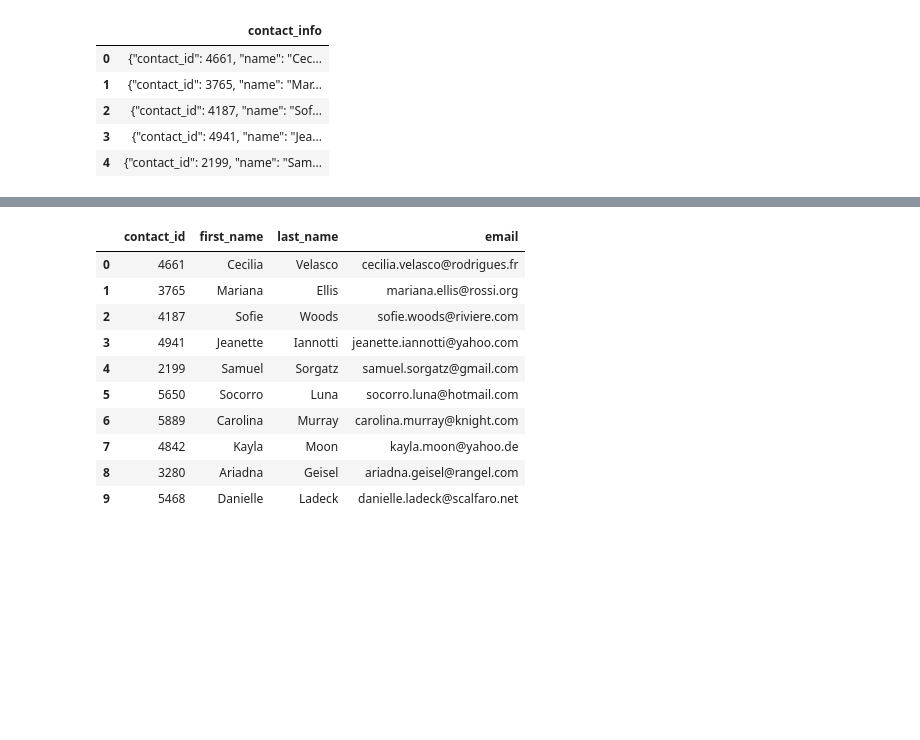
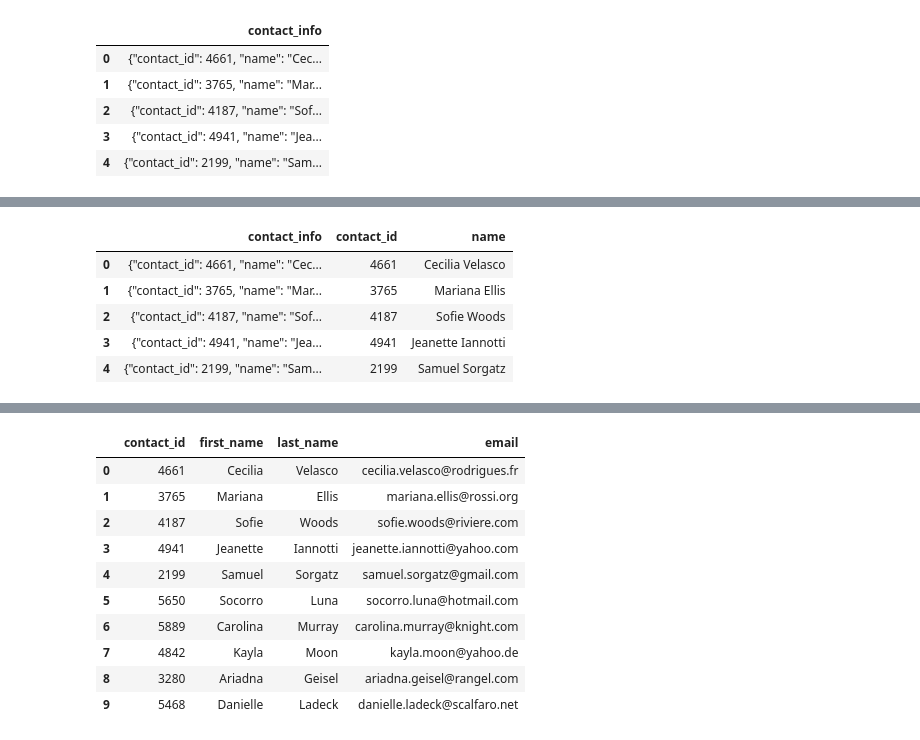
Before and after one commit to Sharkb8t/Crowdfunding_ETL, a Jupyter notebook: ETL_Mini_Project_DSchmidt_JThomas_MTembo.ipynb, the cells around one changed output, grey strips where cells are left out. Cells and saved outputs as stored; diff of their text form; code cells hidden in the pictures; blank space fills up the shorter version.

```diff
--- a/ETL_Mini_Project_DSchmidt_JThomas_MTembo.ipynb
+++ b/ETL_Mini_Project_DSchmidt_JThomas_MTembo.ipynb
@@ -437,0 +457,22 @@ contact_info_df_copy.head()
+# %%
+import re
+
+# Initialize a list to hold the extracted data
+extracted_data = []
+
+# Iterate through the DataFrame and extract the contact information using regex
+for row in contact_info_df['contact_info']:
+    contact_id = re.search(r'"contact_id": (\d{4})', row).group(1)
+    contact_info = row
+    extracted_data.append({
+        'contact_info': contact_info,
+        'contact_id': int(contact_id)
+    })
+
+# Create a new DataFrame with the extracted data
+new_contacts_df = pd.DataFrame(extracted_data)
+
+# Display the cleaned DataFrame to ensure it's correct
+new_contacts_df.head()
+
+# Export the cleaned DataFrame as contacts.csvnew_contacts_df.to_csv('contacts.csv', index=False)
@@ -520,0 +499,30 @@ memory usage: 15.8+ KB
+# %%
+# Initialize a list to hold the extracted data
+extracted_data = []
+
+# Iterate through the DataFrame and extract the contact information using regex
+for row in contact_info_df['contact_info']:
+    contact_id = re.search(r'"contact_id": (\d{4})', row).group(1)
+    contact_info = row
+    name = re.search(r'"name": "([^"]+)"', row).group(1)
+    extracted_data.append({
+        'contact_info': contact_info,
+        'name': name,
+        'contact_id': int(contact_id)
+    })
+
+# Create a new DataFrame with the extracted data
+new_contacts_df = pd.DataFrame(extracted_data)
+
+# Reorder the columns: contact_info, name, contact_id
+new_contacts_df = new_contacts_df[['contact_info', 'contact_id', 'name']]
+
+# Display the cleaned DataFrame to ensure it's correct
+new_contacts_df.head()
+# %% [output]
+|  | contact_info | contact_id | name |
+| 0 | {"contact_id": 4661, "name": "Cec... | 4661 | Cecilia Velasco |
+| 1 | {"contact_id": 3765, "name": "Mar... | 3765 | Mariana Ellis |
+| 2 | {"contact_id": 4187, "name": "Sof... | 4187 | Sofie Woods |
+| 3 | {"contact_id": 4941, "name": "Jea... | 4941 | Jeanette Iannotti |
+| 4 | {"contact_id": 2199, "name": "Sam... | 2199 | Samuel Sorgatz |
```
Also changed, not shown: parts of 28 cells of this notebook.
